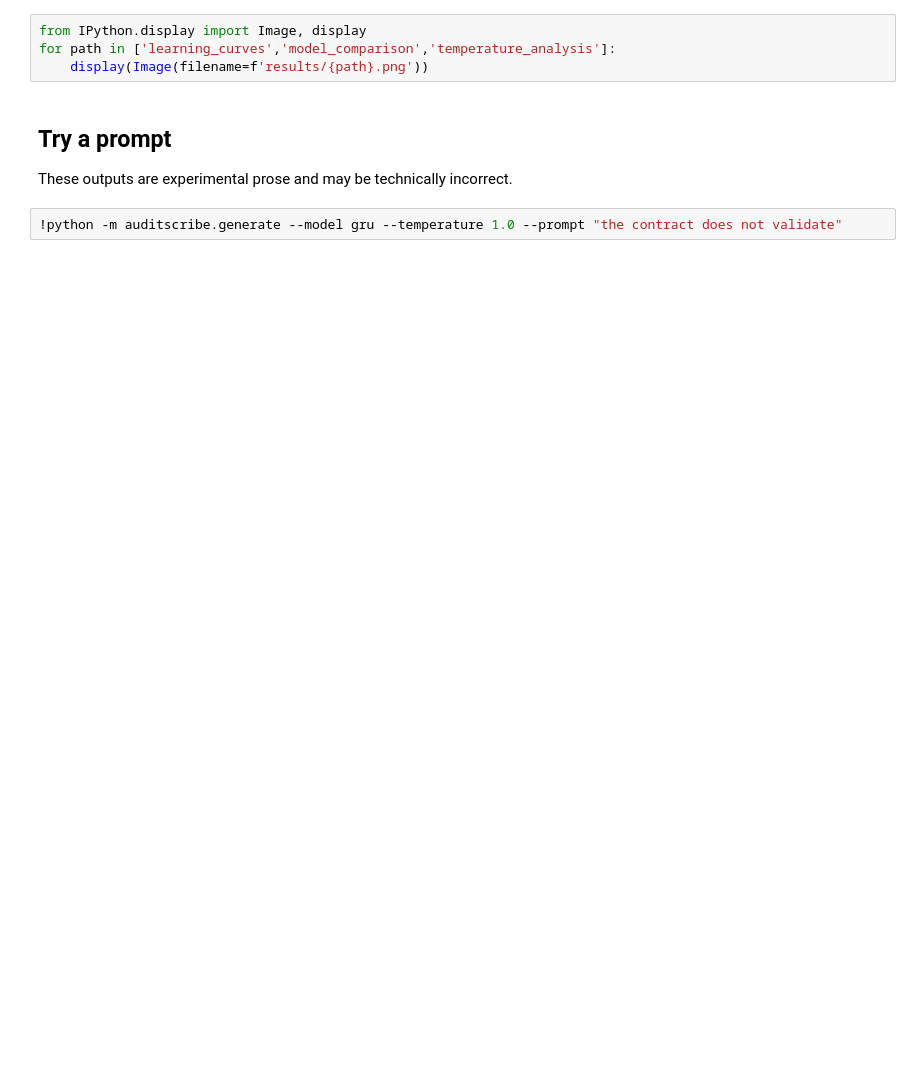
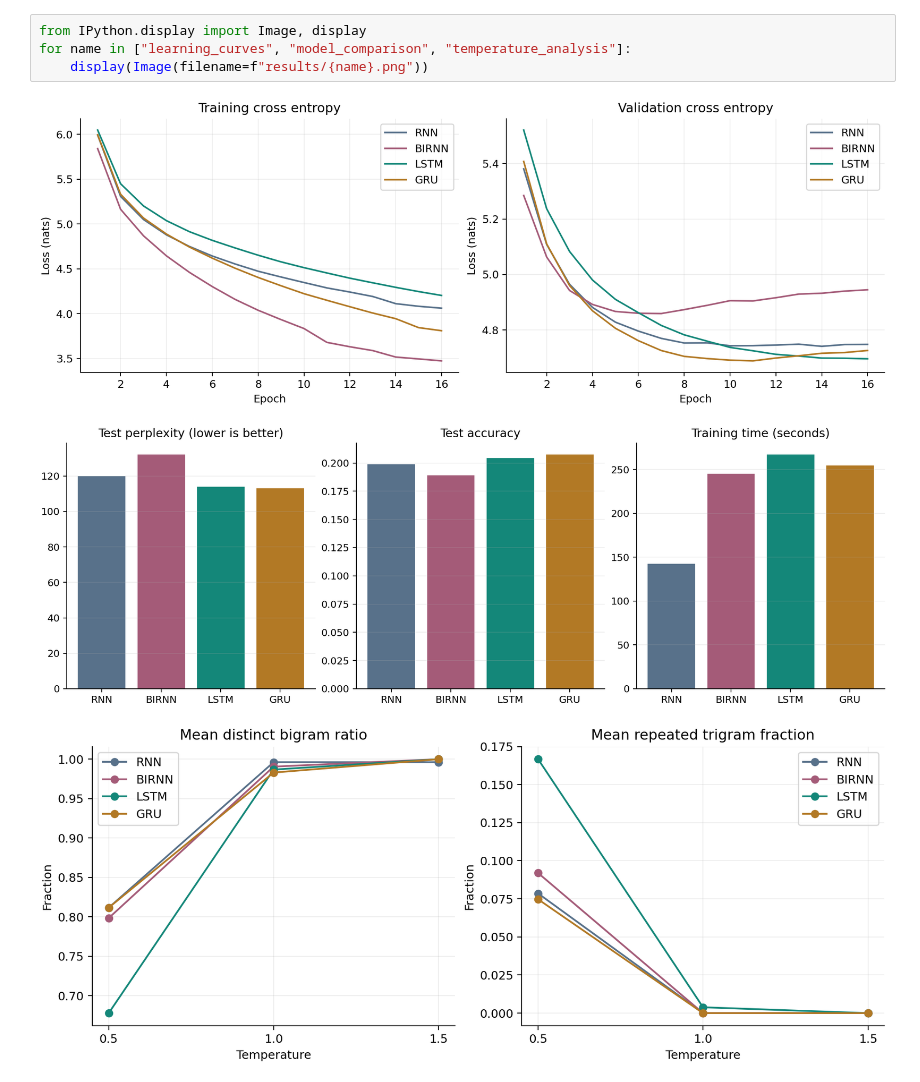
Before and after one commit to themisogynist/auditscribe-web3-textgen, a Jupyter notebook: AuditScribe.ipynb, the cells around one changed output. Saved outputs shown, nothing was run; the diff lists cells and outputs as text; blank space fills up the shorter version.

Commit message:
Improve recurrent-model experiment and align documentation with assignment requirements

```diff
--- a/AuditScribe.ipynb
+++ b/AuditScribe.ipynb
@@ -28,9 +95,8 @@ list(csv.DictReader(open('results/metrics.csv')))
 # %%
 from IPython.display import Image, display
-for path in ['learning_curves','model_comparison','temperature_analysis']:
-    display(Image(filename=f'results/{path}.png'))
+for name in ["learning_curves", "model_comparison", "temperature_analysis"]:
+    display(Image(filename=f"results/{name}.png"))
+# %% [output]
+[figure, added]
+[figure, added]
+[figure, added]
-# %% [markdown]
-## Try a prompt
-These outputs are experimental prose and may be technically incorrect.
-# %%
-!python -m auditscribe.generate --model gru --temperature 1.0 --prompt "the contract does not validate"
```
Also changed, not shown: parts of 24 cells of this notebook, 26 other files.
